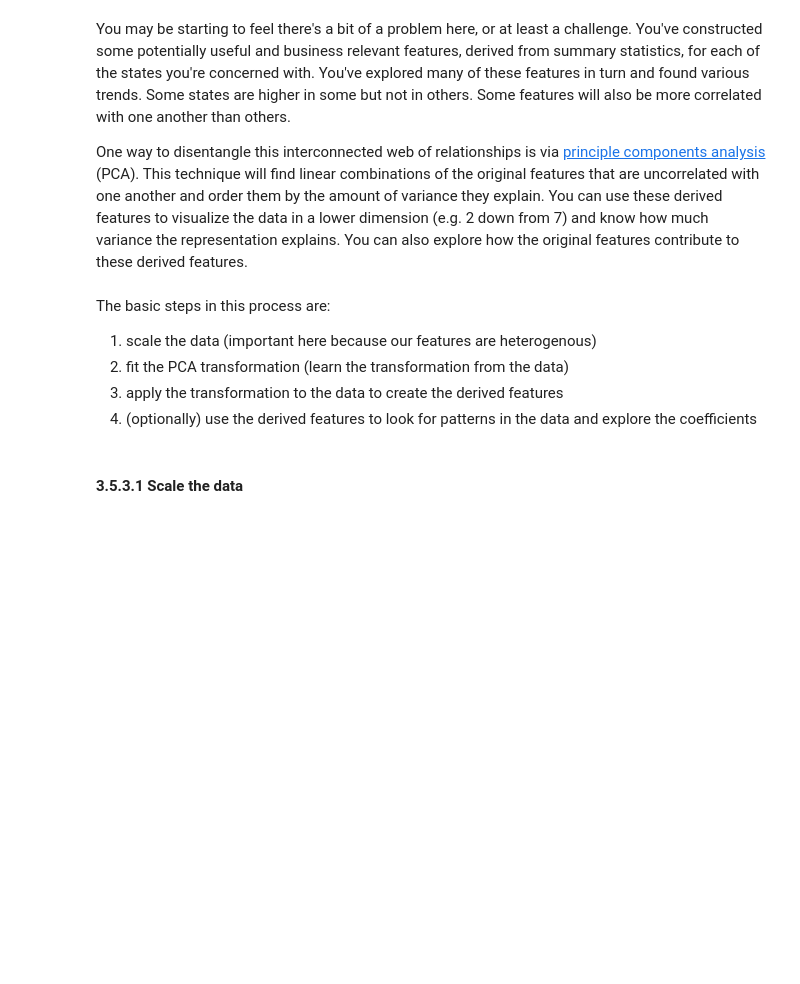
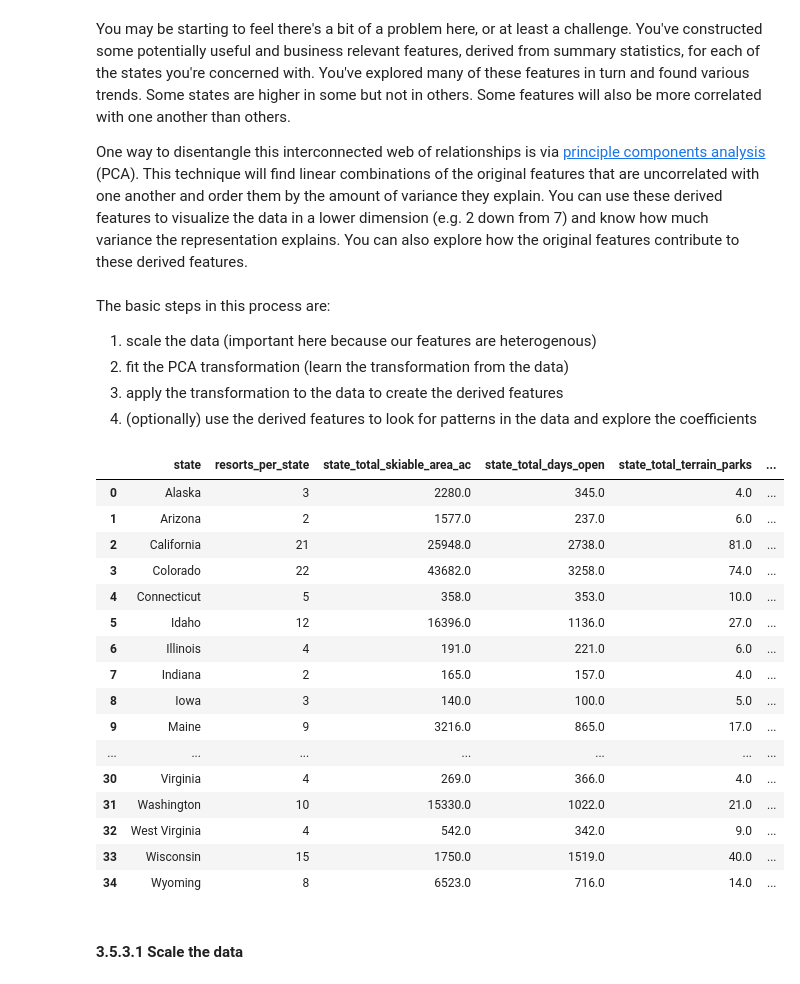
Before and after one commit to Libiv/DataScienceGuidedCapstone, a Jupyter notebook: Notebooks/03_exploratory_data_analysis.ipynb, the cells around one changed output. Cells and saved outputs as stored; diff of their text form; code cells hidden in the pictures; blank space fills up the shorter version.

```diff
--- a/Notebooks/03_exploratory_data_analysis.ipynb
+++ b/Notebooks/03_exploratory_data_analysis.ipynb
@@ -186,6 +286,26 @@ The basic steps in this process are:
 2. fit the PCA transformation (learn the transformation from the data)
 3. apply the transformation to the data to create the derived features
 4. (optionally) use the derived features to look for patterns in the data and explore the coefficients
+# %%
+state_summary
+# %% [output]
+|  | state | resorts_per_state | state_total_skiable_area_ac | state_total_days_open | state_total_terrain_parks | ... |
+| 0 | Alaska | 3 | 2280.0 | 345.0 | 4.0 | ... |
+| 1 | Arizona | 2 | 1577.0 | 237.0 | 6.0 | ... |
+| 2 | California | 21 | 25948.0 | 2738.0 | 81.0 | ... |
+| 3 | Colorado | 22 | 43682.0 | 3258.0 | 74.0 | ... |
+| 4 | Connecticut | 5 | 358.0 | 353.0 | 10.0 | ... |
+| 5 | Idaho | 12 | 16396.0 | 1136.0 | 27.0 | ... |
+| 6 | Illinois | 4 | 191.0 | 221.0 | 6.0 | ... |
+| 7 | Indiana | 2 | 165.0 | 157.0 | 4.0 | ... |
+| 8 | Iowa | 3 | 140.0 | 100.0 | 5.0 | ... |
+| 9 | Maine | 9 | 3216.0 | 865.0 | 17.0 | ... |
+| ... | ... | ... | ... | ... | ... | ... |
+| 30 | Virginia | 4 | 269.0 | 366.0 | 4.0 | ... |
+| 31 | Washington | 10 | 15330.0 | 1022.0 | 21.0 | ... |
+| 32 | West Virginia | 4 | 542.0 | 342.0 | 9.0 | ... |
+| 33 | Wisconsin | 15 | 1750.0 | 1519.0 | 40.0 | ... |
+| 34 | Wyoming | 8 | 6523.0 | 716.0 | 14.0 | ... |
 # %% [markdown]
 #### 3.5.3.1 Scale the data<a id='3.5.3.1_Scale_the_data'></a>
 # %% [markdown]
```
Also changed, not shown: parts of 66 cells of this notebook, 3 other files.
